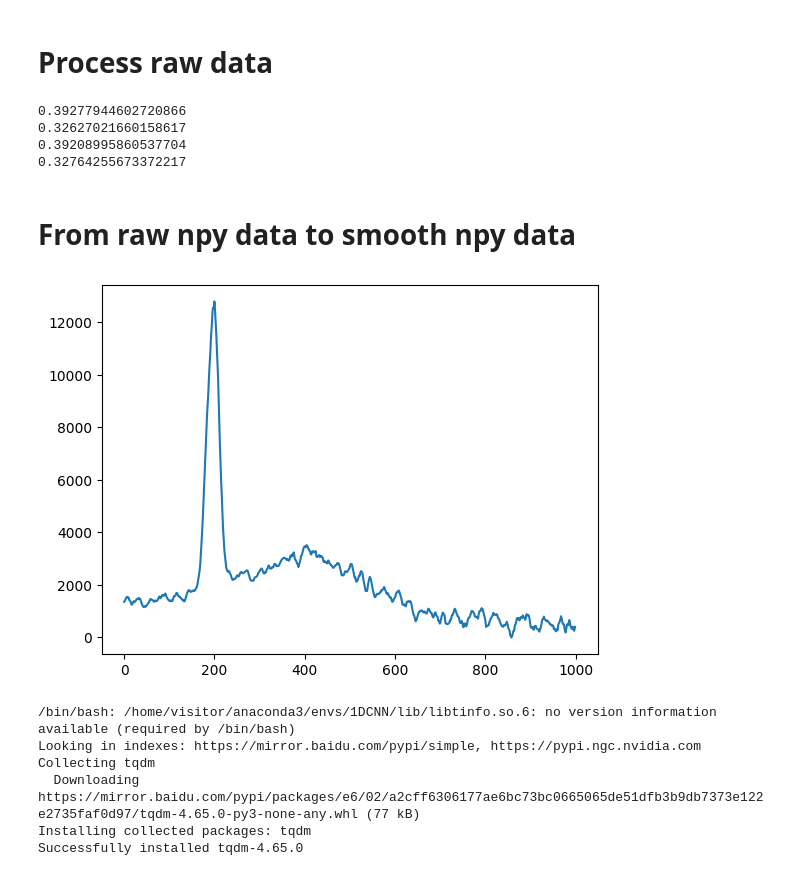
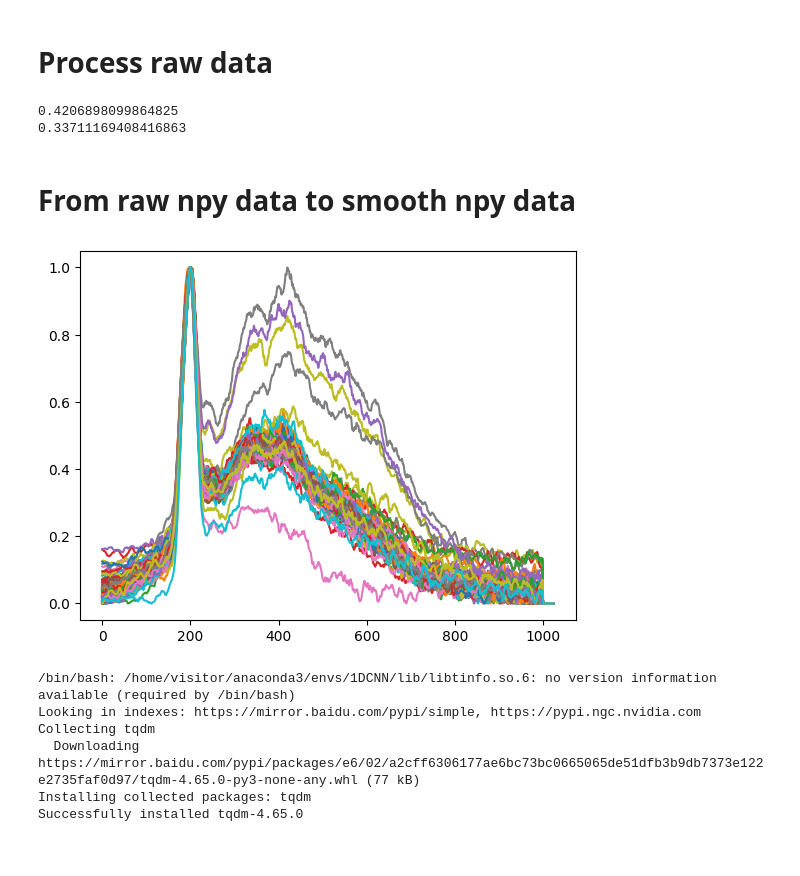
Before and after one commit to Magnomic/CNST, a Jupyter notebook: 1DCNN.ipynb, the cells around one changed output. Drawn from its saved outputs; the diff is of its cells as text; code cells hidden in the pictures.

```diff
--- a/1DCNN.ipynb
+++ b/1DCNN.ipynb
@@ -221,30 +256,29 @@ import numpy as np
 def normalization(data):
     return (data - min(data)) / (max(data) - min(data))
 
-for sample_id in range(11,13):
-    data_dir = str.format('data/clean_spectrum/{}/', sample_id)
+for sample_id in range(12,13):
+    data_dir = str.format('data/bg_spectrum/{}-supplymental/', sample_id)
     f_list = os.listdir(data_dir)
     final_data = []
     for filename in f_list:
         f = open(data_dir + filename,'r')
-        if len(final_data) != 114:
-            flist = []
-            for line in f.readlines():
-                flist.append(int(line.split('\t')[1].strip()))
-            for i in range(24):
-                flist.append(0)
+        # if len(final_data) != 114:
+        flist = []
+        # print(filename)
+        for line in f.readlines():
+            flist.append(int(line.split('\t')[1].strip()))
+        for i in range(24):
+            flist.append(0)
         arr = np.array(flist)
         final_data.append(normalization(arr))
     # print(normalization(arr))
     final_arr = np.array(final_data)
     print(np.mean(final_data))
     print(np.std(final_data))
-    np.save(str.format('data/clean_npy/{}', sample_id), final_arr)
+    np.save(str.format('data/bg_npy/{}-supplymental', sample_id), final_arr)
 # %% [output]
-0.39277944602720866
-0.32627021660158617
-0.39208995860537704
-0.32764255673372217
+0.4206898099864825
+0.33711169408416863
 # %% [markdown]
 # From raw npy data to smooth npy data
 # %%
@@ -259,13 +293,14 @@ for t_file in f_list:
     np.save(str.format('data/smooth_clean_npy/{}', t_file), data)
 # %%
 import matplotlib.pyplot as plt
-final_arr
+# final_arr = np.load(str.format('data/new-bg-to-n/3.npy'))
+final_arr = np.load(str.format('data/noisy_npy/5.npy'))
 for i in range(200):
-    plt.cla()
+    # plt.cla()
     plt.plot(final_arr[i])
-    plt.savefig(str.format('data/figs/{}.png', i))
+    # plt.savefig(str.format('data/figs/{}.png', i))
 # %% [output]
-[figure, old version]
+[figure, new version]
 # %%
 import imageio
 with imageio.get_writer('mygif.gif', mode='I') as writer:
```
Also changed, not shown: parts of 7 cells of this notebook, 5 other files.
